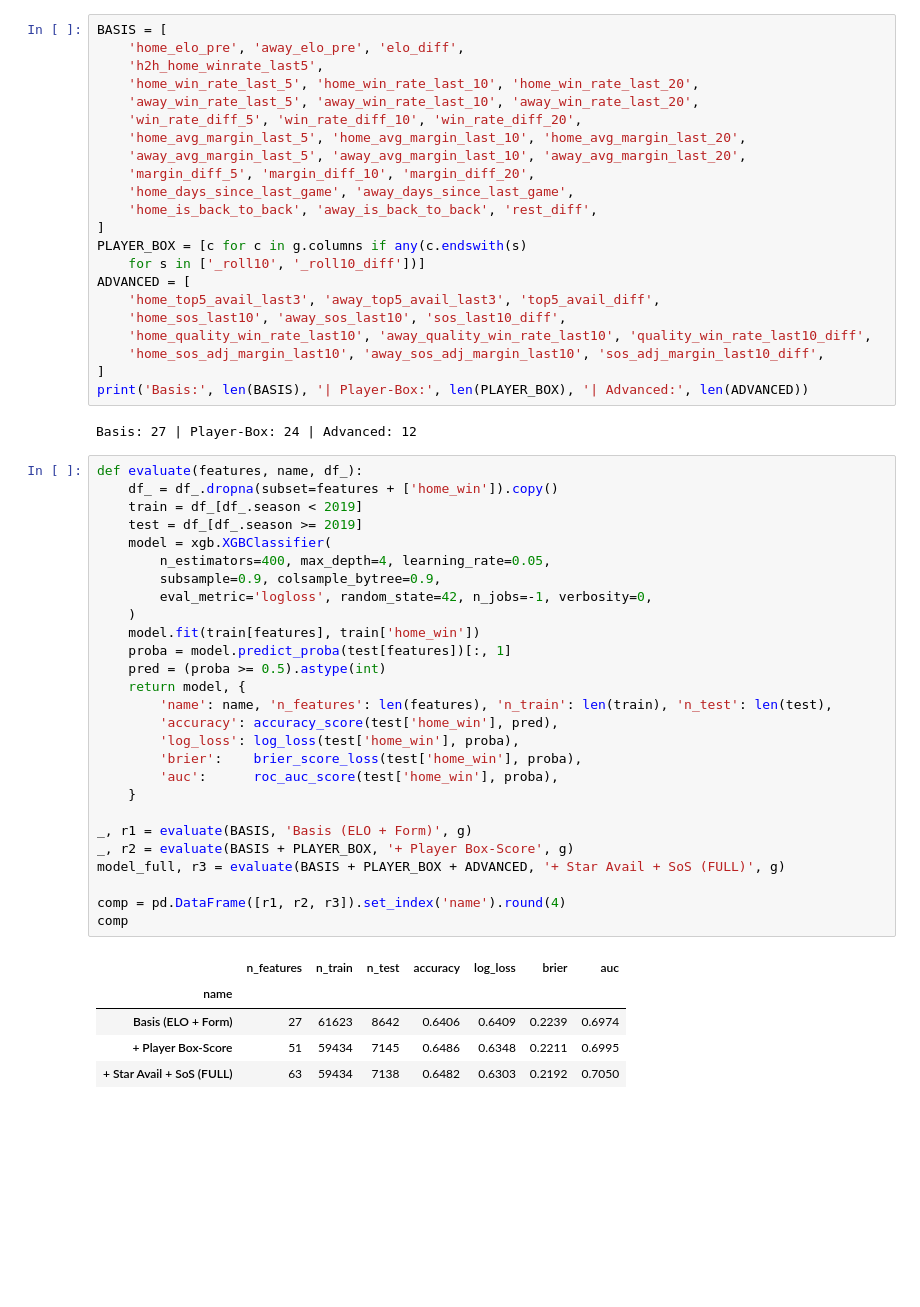
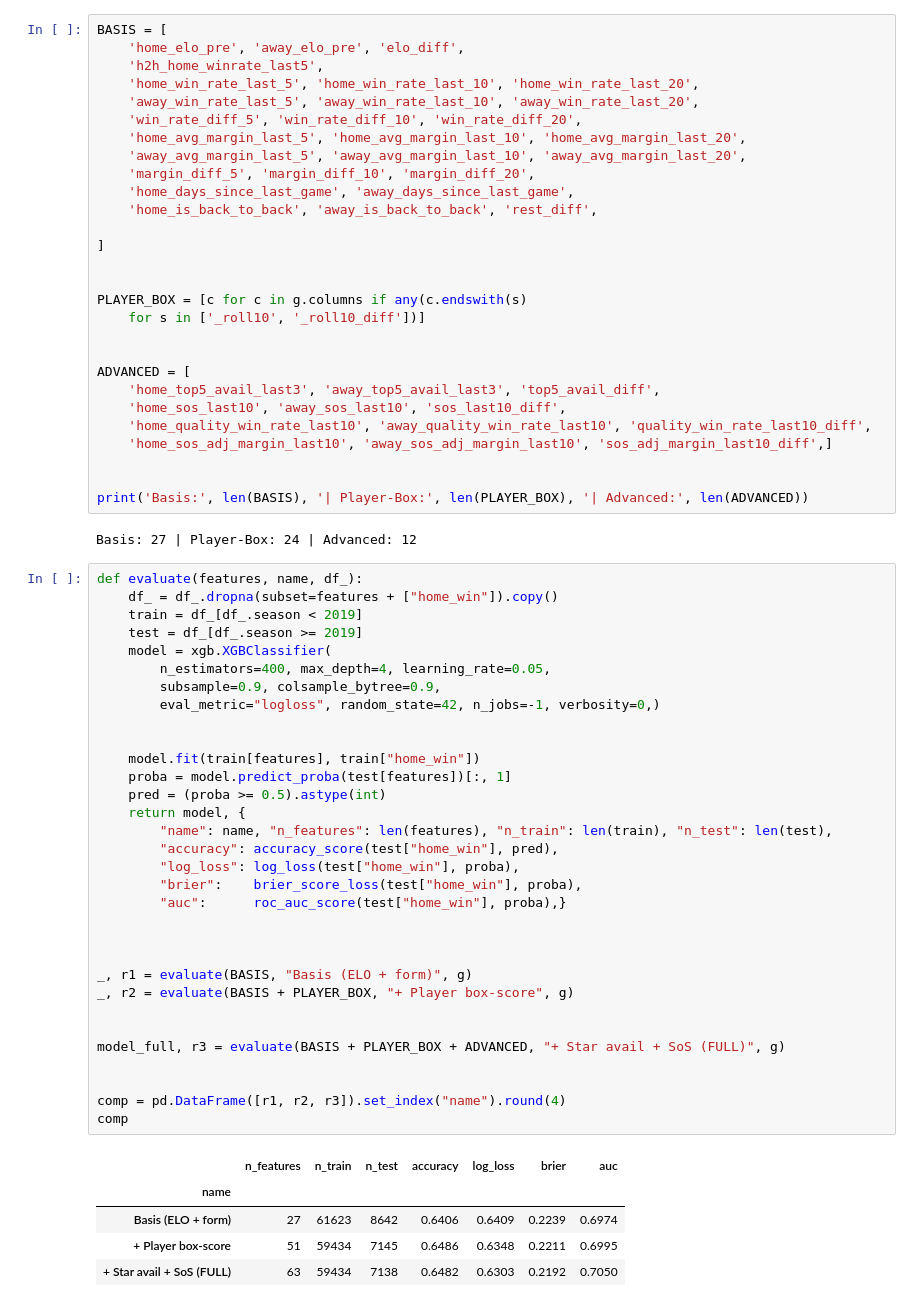
Before and after one commit to klp-data/nba-game-predictor, a Jupyter notebook: notebooks/06_advanced_features.ipynb, the cells around one changed output. Cells and saved outputs as stored; diff of their text form; blank space fills up the shorter version.

```diff
--- a/notebooks/06_advanced_features.ipynb
+++ b/notebooks/06_advanced_features.ipynb
@@ -218,48 +244,59 @@ BASIS = [
     'margin_diff_5', 'margin_diff_10', 'margin_diff_20',
     'home_days_since_last_game', 'away_days_since_last_game',
     'home_is_back_to_back', 'away_is_back_to_back', 'rest_diff',
+
 ]
+
+
 PLAYER_BOX = [c for c in g.columns if any(c.endswith(s)
     for s in ['_roll10', '_roll10_diff'])]
+
+
 ADVANCED = [
     'home_top5_avail_last3', 'away_top5_avail_last3', 'top5_avail_diff',
     'home_sos_last10', 'away_sos_last10', 'sos_last10_diff',
     'home_quality_win_rate_last10', 'away_quality_win_rate_last10', 'quality_win_rate_last10_diff',
-    'home_sos_adj_margin_last10', 'away_sos_adj_margin_last10', 'sos_adj_margin_last10_diff',
-]
+    'home_sos_adj_margin_last10', 'away_sos_adj_margin_last10', 'sos_adj_margin_last10_diff',]
+
+
 print('Basis:', len(BASIS), '| Player-Box:', len(PLAYER_BOX), '| Advanced:', len(ADVANCED))
 # %% [output]
 Basis: 27 | Player-Box: 24 | Advanced: 12
 # %%
 def evaluate(features, name, df_):
-    df_ = df_.dropna(subset=features + ['home_win']).copy()
+    df_ = df_.dropna(subset=features + ["home_win"]).copy()
     train = df_[df_.season < 2019]
     test = df_[df_.season >= 2019]
     model = xgb.XGBClassifier(
         n_estimators=400, max_depth=4, learning_rate=0.05,
         subsample=0.9, colsample_bytree=0.9,
-        eval_metric='logloss', random_state=42, n_jobs=-1, verbosity=0,
-    )
-    model.fit(train[features], train['home_win'])
+        eval_metric="logloss", random_state=42, n_jobs=-1, verbosity=0,)
+
+
+    model.fit(train[features], train["home_win"])
     proba = model.predict_proba(test[features])[:, 1]
     pred = (proba >= 0.5).astype(int)
     return model, {
-        'name': name, 'n_features': len(features), 'n_train': len(train), 'n_test': len(test),
-        'accuracy': accuracy_score(test['home_win'], pred),
-        'log_loss': log_loss(test['home_win'], proba),
-        'brier':    brier_score_loss(test['home_win'], proba),
-        'auc':      roc_auc_score(test['home_win'], proba),
-    }
+        "name": name, "n_features": len(features), "n_train": len(train), "n_test": len(test),
+        "accuracy": accuracy_score(test["home_win"], pred),
+        "log_loss": log_loss(test["home_win"], proba),
+        "brier":    brier_score_loss(test["home_win"], proba),
+        "auc":      roc_auc_score(test["home_win"], proba),}
 
-_, r1 = evaluate(BASIS, 'Basis (ELO + Form)', g)
-_, r2 = evaluate(BASIS + PLAYER_BOX, '+ Player Box-Score', g)
-model_full, r3 = evaluate(BASIS + PLAYER_BOX + ADVANCED, '+ Star Avail + SoS (FULL)', g)
 
-comp = pd.DataFrame([r1, r2, r3]).set_index('name').round(4)
+
+_, r1 = evaluate(BASIS, "Basis (ELO + form)", g)
+_, r2 = evaluate(BASIS + PLAYER_BOX, "+ Player box-score", g)
+
+
+model_full, r3 = evaluate(BASIS + PLAYER_BOX + ADVANCED, "+ Star avail + SoS (FULL)", g)
+
+
+comp = pd.DataFrame([r1, r2, r3]).set_index("name").round(4)
 comp
 # %% [output]
 |  | n_features | n_train | n_test | accuracy | log_loss | brier | auc |
 | name |  |  |  |  |  |  |  |
-| Basis (ELO + Form) | 27 | 61623 | 8642 | 0.6406 | 0.6409 | 0.2239 | 0.6974 |
-| + Player Box-Score | 51 | 59434 | 7145 | 0.6486 | 0.6348 | 0.2211 | 0.6995 |
-| + Star Avail + SoS (FULL) | 63 | 59434 | 7138 | 0.6482 | 0.6303 | 0.2192 | 0.7050 |
+| Basis (ELO + form) | 27 | 61623 | 8642 | 0.6406 | 0.6409 | 0.2239 | 0.6974 |
+| + Player box-score | 51 | 59434 | 7145 | 0.6486 | 0.6348 | 0.2211 | 0.6995 |
+| + Star avail + SoS (FULL) | 63 | 59434 | 7138 | 0.6482 | 0.6303 | 0.2192 | 0.7050 |
```
Also changed, not shown: parts of 26 cells of this notebook, 1 other file.
